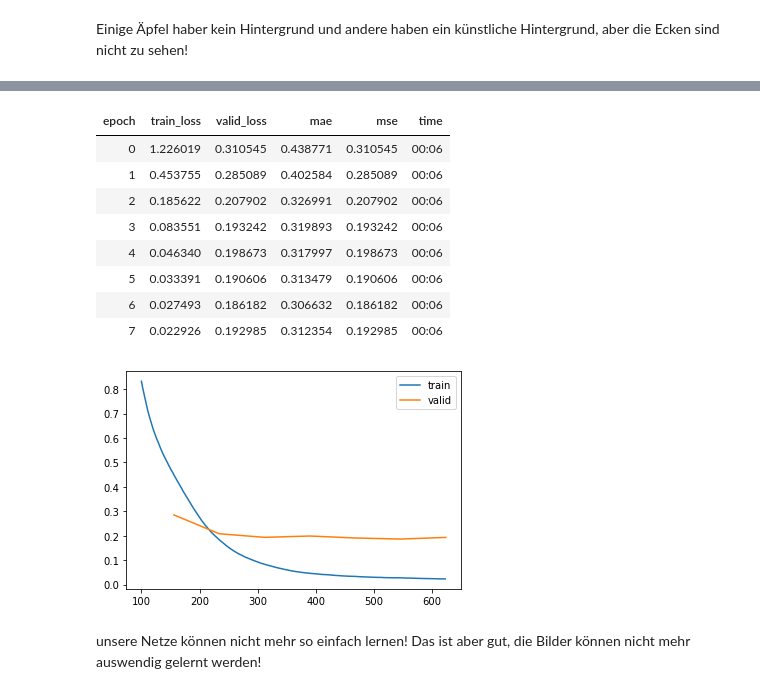
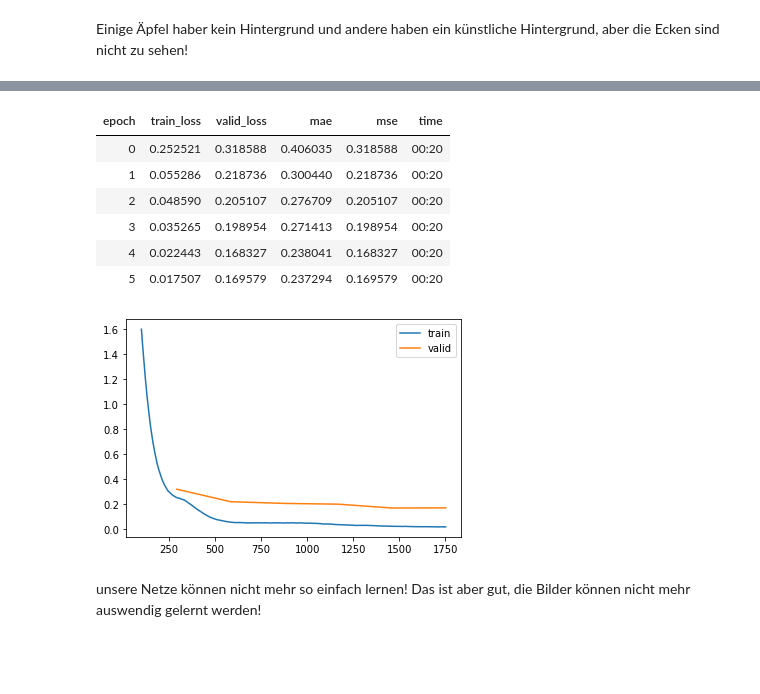
Before and after one commit to juandarango/Machine_Learning_Vorlesung, a Jupyter notebook: Einheit 7 Anwendung Regression - CooPick.ipynb, the cells around one changed output, grey strips where cells are left out. Cells and saved outputs as stored; diff of their text form; code cells hidden in the pictures; blank space fills up the shorter version.

```diff
--- a/Einheit 7 Anwendung Regression - CooPick.ipynb
+++ b/Einheit 7 Anwendung Regression - CooPick.ipynb
@@ -51,6 +51,7 @@ Daten:
  - wie sehen die Bildern aus?
 # %%
 #!pip install transforms3d
-path_apples=Path()/'Datensatz/Datensatz_1'
+#path_apples=Path()/'Datensatz/Datensatz_1'
+path_apples=Path('/home/ara/Dokumente/CNN_Python/Projects/CooPick/coopick-2d/dataset/Apples_Reg_all/Apples_Vorlesung')
 path_apples.ls().sorted()
 # %% [output]
@@ -69,10 +70,10 @@ apple_4_files[0].name
 import matplotlib.pyplot as plt
 %matplotlib inline
 # select some images to show
-apple1 = apple_2_files[0]
-apple2 = apple_2_files[3]
-apple3 = apple_2_files[6]
-apple4 = apple_2_files[9]
+apple1 = apple_4_files[0]
+apple2 = apple_4_files[3]
+apple3 = apple_4_files[6]
+apple4 = apple_4_files[9]
 
 fig = plt.figure()
 plt.subplot(2, 2, 1)
@@ -538,13 +546,13 @@ jetzt haben wir verschiedene Äpfel für das Training und Validierung, damit die
 # %%
 dblock2 = DataBlock(blocks=(ImageBlock, RegressionBlock),
-                   splitter  = GrandparentSplitter(),
+                   splitter  = FuncSplitter(lambda o: Path(o).parent.name[7]=='4'),
                    get_items = get_image_files,
                    get_y = get_y,
                    item_tfms = RandomResizedCrop(90, min_scale=0.9,ratio=(0.8,1.2)),
                    #batch_tfms=[*aug_transforms(size=90,flip_vert=True,max_rotate=90)]
                   )
 
-dls2 = dblock2.dataloaders(path_apples2)
+dls2 = dblock2.dataloaders(path_apples)
 # %%
 dls2.show_batch()
 # %% [output]
@@ -567,18 +570,16 @@ SuggestedLRs(lr_min=0.012022644281387329, lr_steep=0.033113110810518265)
 # %%
 lr = 2e-2
-learn2.fit_one_cycle(7,lr)
+learn2.fit_one_cycle(6,lr)
 learn2.recorder.plot_loss(skip_start=100)
 # %% [output]
 | epoch | train_loss | valid_loss | mae | mse | time |
-| 0 | 1.226019 | 0.310545 | 0.438771 | 0.310545 | 00:06 |
-| 1 | 0.453755 | 0.285089 | 0.402584 | 0.285089 | 00:06 |
-| 2 | 0.185622 | 0.207902 | 0.326991 | 0.207902 | 00:06 |
-| 3 | 0.083551 | 0.193242 | 0.319893 | 0.193242 | 00:06 |
-| 4 | 0.046340 | 0.198673 | 0.317997 | 0.198673 | 00:06 |
-| 5 | 0.033391 | 0.190606 | 0.313479 | 0.190606 | 00:06 |
-| 6 | 0.027493 | 0.186182 | 0.306632 | 0.186182 | 00:06 |
-| 7 | 0.022926 | 0.192985 | 0.312354 | 0.192985 | 00:06 |
+| 0 | 0.252521 | 0.318588 | 0.406035 | 0.318588 | 00:20 |
+| 1 | 0.055286 | 0.218736 | 0.300440 | 0.218736 | 00:20 |
+| 2 | 0.048590 | 0.205107 | 0.276709 | 0.205107 | 00:20 |
+| 3 | 0.035265 | 0.198954 | 0.271413 | 0.198954 | 00:20 |
+| 4 | 0.022443 | 0.168327 | 0.238041 | 0.168327 | 00:20 |
+| 5 | 0.017507 | 0.169579 | 0.237294 | 0.169579 | 00:20 |
-[figure, old version]
+[figure, new version]
 # %% [markdown]
 unsere Netze können nicht mehr so einfach lernen!
 Das ist aber gut, die Bilder können nicht mehr auswendig gelernt werden!
```
Also changed, not shown: parts of 48 cells of this notebook.
